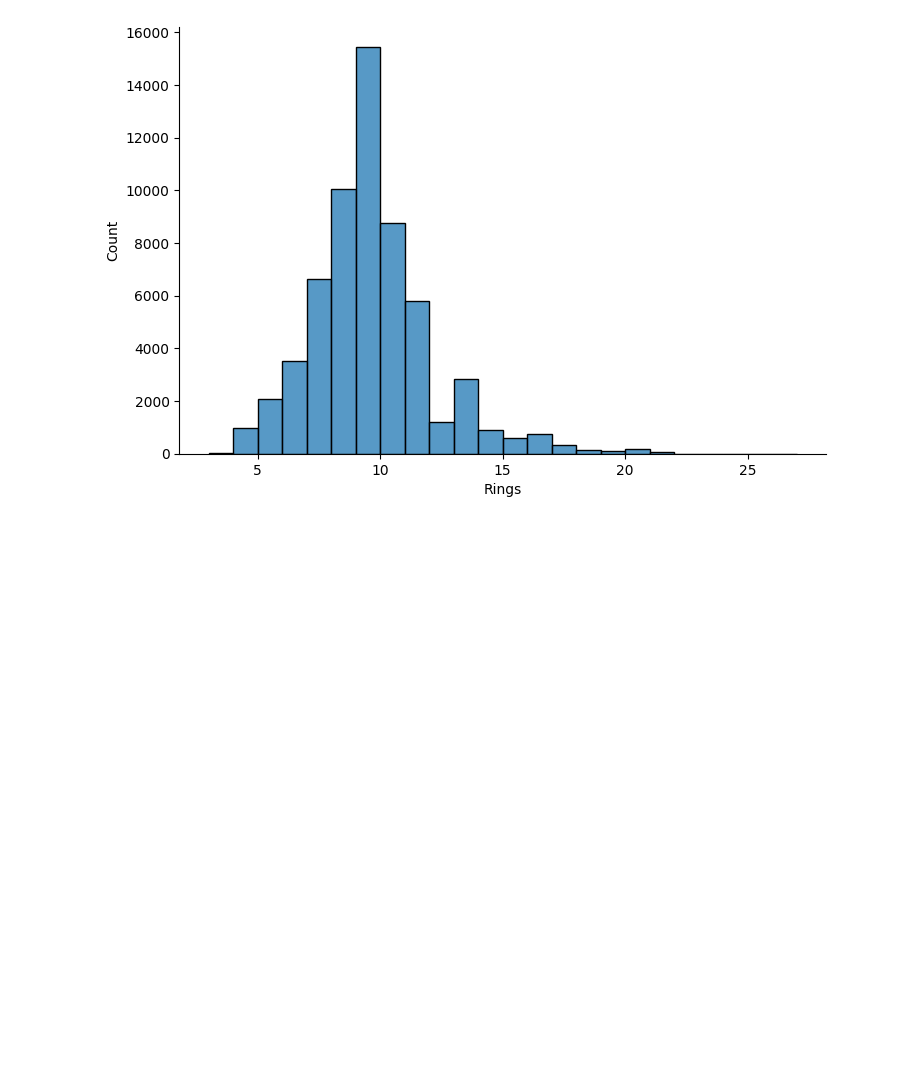
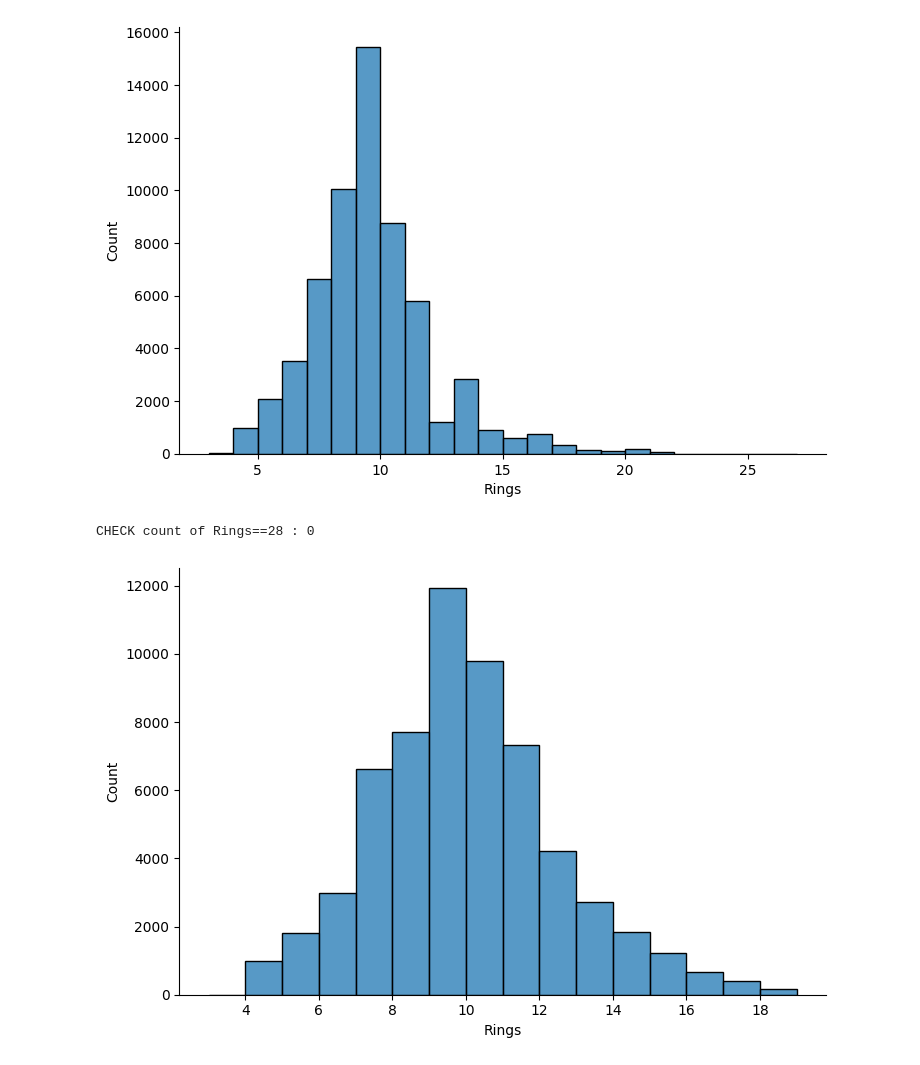
Before and after one commit to stephanie-yz/Kaggle_PG4.04_Abalone, a Jupyter notebook: 03_Modelling.ipynb, the cells around one changed output. Saved outputs shown, nothing was run; the diff lists cells and outputs as text; code cells hidden in the pictures; blank space fills up the shorter version.

Commit message:
XGBoost tuning, fitting and prediction

```diff
--- a/03_Modelling.ipynb
+++ b/03_Modelling.ipynb
@@ -125,0 +142,9 @@ rfvot.fit(x_train_onehot.values, y_train_le); None
+# %%
+## hyperparameter tuning: n_estimators
+param_grid = {'n_estimators' : np.arange(300,600,100), 'max_depth':[8,12], 'eta':[0.1], 'colsample_bytree': [0.5, 0.8], 'reg_alpha':[1],         # parameters to tune
+              'objective':['reg:squaredlogerror'], 'n_jobs' : [-1]}                                                                             # fixed parameters
+kf = KFold(n_splits=5, shuffle=True, random_state=888)
+
+xgb_tuning = GridSearchCV(xgb.XGBRegressor(random_state=8), param_grid, scoring='neg_mean_squared_log_error', cv=kf)
+xgb_tuning.fit(x_train_onehot.values, y_train)
+None
@@ -126,3 +163,9 @@ rfvot.fit(x_train_onehot.values, y_train_le); None
+# %%
+## instantiate xgb algorithm, using best tuned param
+xgbreg = xgb.XGBRegressor(n_estimators= 500, max_depth=12, eta=0.1, colsample_bytree=0.8, reg_alpha=1, objective='reg:squaredlogerror', random_state=8, n_jobs=-1)
+
+## fit model to training data
+xgbreg.fit(x_train_onehot.values, y_train); None
 # %% [markdown]
 ## Test Predictions
 # %%
@@ -164,3 +207,20 @@ g=sns.displot(data=submission, x='Rings', binwidth=1, aspect=1.5)
 # %% [output]
 CHECK count of Rings==28 : 0
 [figure]
+# %%
+## xgbreg prediction
+y_testpred_xgbreg = xgbreg.predict(x_test_onehot.values)
+y_testpred_xgbreg = np.exp(y_testpred_xgbreg)-1
+y_testpred_xgbreg = np.round(y_testpred_xgbreg)
+submission['Rings'] = y_testpred_xgbreg
+submission.to_csv('Submissions/test_pred_xgbreg_v1.csv', index=False)
+
+## CHECKS
+## check Rings!=28
+print('CHECK count of Rings==28 :',sum(submission.Rings==28))
+
+## test prediction histogram of Rings
+g=sns.displot(data=submission, x='Rings', binwidth=1, aspect=1.5)
+# %% [output]
+CHECK count of Rings==28 : 0
+[figure, added]
```
Also changed, not shown: parts of 4 cells of this notebook, 1 other file.
